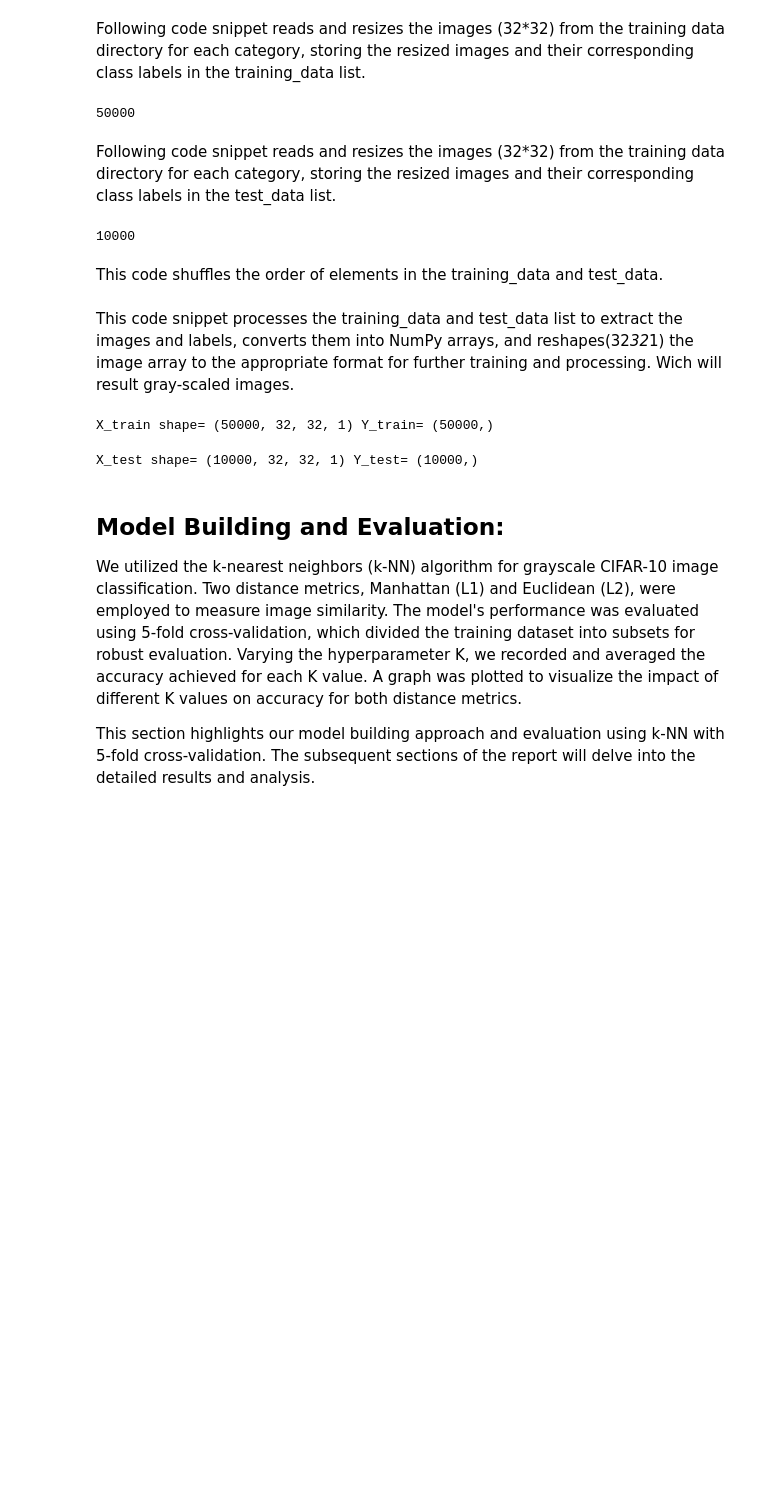
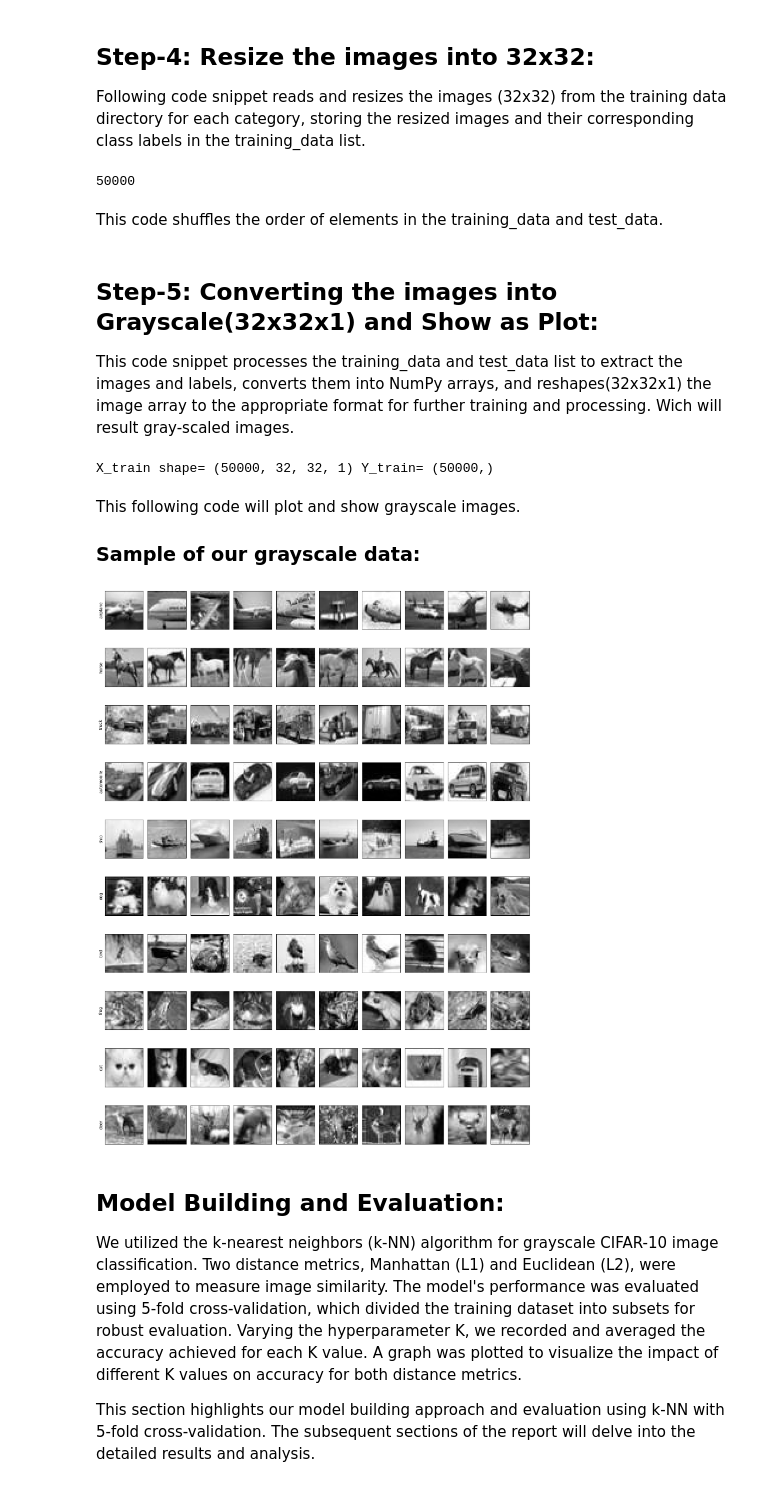
Before and after one commit to 19-40925-2/CVPR, a Jupyter notebook: assignment_1_KNN.ipynb, the cells around one changed output. Cells and saved outputs as stored; diff of their text form; code cells hidden in the pictures; blank space fills up the shorter version.

```diff
--- a/assignment_1_KNN.ipynb
+++ b/assignment_1_KNN.ipynb
@@ -77,5 +80,6 @@ plt.show()
 # %% [markdown]
-Following code snippet reads and resizes the images (32*32) from the training data directory for each category, storing the resized images and their corresponding class labels in the training_data list.
+## **Step-4:** Resize the images into 32x32:
+Following code snippet reads and resizes the images (32x32) from the training data directory for each category, storing the resized images and their corresponding class labels in the training_data list.
 # %%
 training_data = []
 
@@ -93,25 +97,6 @@ for c in CATEGORIES:
 print(len(training_data))
 # %% [output]
 50000
-# %% [markdown]
-Following code snippet reads and resizes the images (32*32) from the training data directory for each category, storing the resized images and their corresponding class labels in the test_data list.
-# %%
-test_data = []
-
-for c in CATEGORIES:
-    path = os.path.join(TEST_DATA_DIR, c)
-    class_num = CATEGORIES.index(c)
-    for img in tqdm(os.listdir(path)):
-        try:
-            img_array = cv2.imread(os.path.join(path, img))
-            img_resized = cv2.resize(img_array, (32, 32))
-            test_data.append([img_resized, class_num])
-        except WException as e:
-            pass
-
-print(len(test_data))
-# %% [output]
-10000
 # %% [markdown]
 This code shuffles the order of elements in the training_data and test_data.
 # %%
@@ -120,5 +104,6 @@ random.shuffle(test_data)
 # %% [markdown]
-This code snippet processes the training_data and test_data list to extract the images and labels, converts them into NumPy arrays, and reshapes(32*32*1) the image array to the appropriate format for further training and processing. Wich will result gray-scaled images.
+## **Step-5:** Converting the images into Grayscale(32x32x1) and Show as Plot:
+This code snippet processes the training_data and test_data list to extract the images and labels, converts them into NumPy arrays, and reshapes(32x32x1) the image array to the appropriate format for further training and processing. Wich will result gray-scaled images.
 # %%
 X_train = []
 Y_train = []
@@ -137,28 +122,34 @@ Y_train = np.array(Y_train)
 print(f"X_train shape= {X_train.shape} Y_train= {Y_train.shape}")
 # %% [output]
 X_train shape= (50000, 32, 32, 1) Y_train= (50000,)
-# %%
-X_test = []
-Y_test = []
-
-# for features,label in test_data:
-#     X_test.append(features)
-#     Y_test.append(label)
-
-for img, label in test_data:
-    # Convert the image to grayscale if needed
-    if img.ndim == 3 and img.shape[2] == 3:
-        img = np.dot(img[..., :3], [0.2989, 0.5870, 0.1140])
-
-    X_test.append(img)
-    Y_test.append(label)
-
-X_test = np.array(X_test).astype('float32').reshape(-1, 32, 32, 1)
-Y_test = np.array(Y_test)
-
-print(f"X_test shape= {X_test.shape} Y_test= {Y_test.shape}")
-# %% [output]
-X_test shape= (10000, 32, 32, 1) Y_test= (10000,)
+# %% [markdown]
+This following code will plot and show grayscale images.
+
+### Sample of our grayscale data:
+# %%
+
+plt.figure(figsize=(15, 20))
+i = 0
+
+for category in CATEGORIES:
+    path = os.path.join(TRAIN_DATA_DIR, category)
+    for image_file in os.listdir(path):
+        image_array = cv2.imread(os.path.join(path, image_file))
+        gray_image = cv2.cvtColor(image_array, cv2.COLOR_BGR2GRAY)  # Convert to grayscale
+        plt.subplot(10, 10, i + 1)
+        plt.imshow(gray_image, cmap='gray')  # Display the grayscaled image
+        if i % 10 == 0:
+            plt.ylabel(category)
+        plt.xticks([])
+        plt.yticks([])
+        i += 1
+        if i % 10 == 0:
+            break
+
+plt.tight_layout()
+plt.show()
+# %% [output]
+[figure, added]
 # %% [markdown]
 ## **Model Building and Evaluation:**
 We utilized the k-nearest neighbors (k-NN) algorithm for grayscale CIFAR-10 image classification. Two distance metrics, Manhattan (L1) and Euclidean (L2), were employed to measure image similarity. The model's performance was evaluated using 5-fold cross-validation, which divided the training dataset into subsets for robust evaluation. Varying the hyperparameter K, we recorded and averaged the accuracy achieved for each K value. A graph was plotted to visualize the impact of different K values on accuracy for both distance metrics.
```
Also changed, not shown: parts of 29 cells of this notebook, 2 other files.
